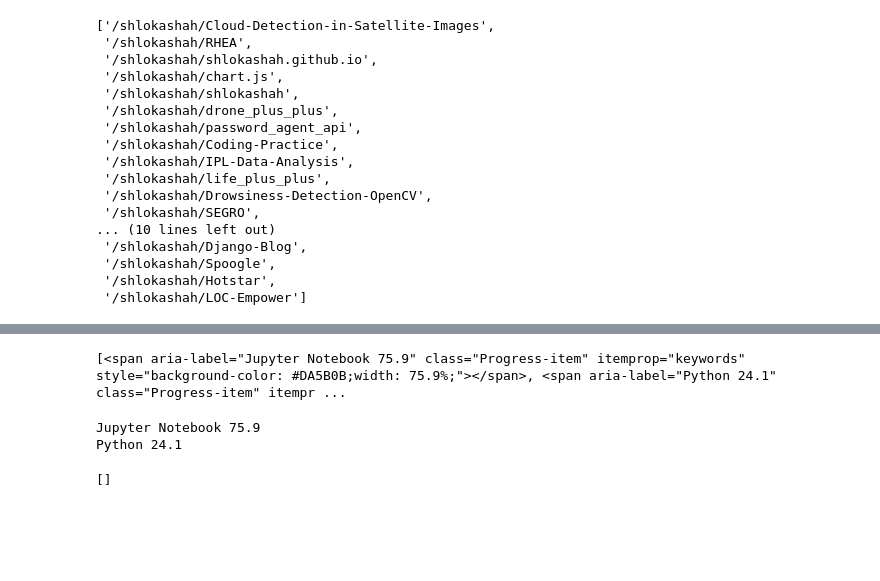
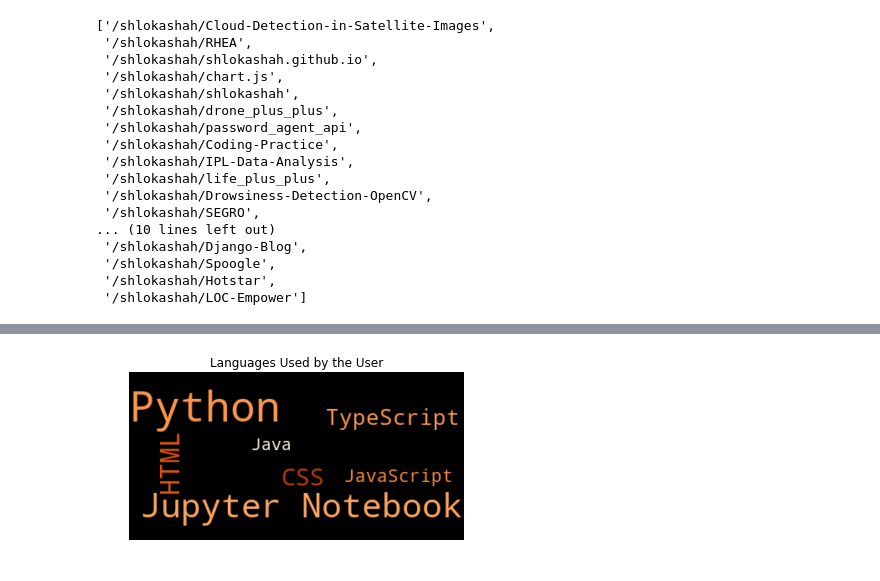
Before and after one commit to shlokashah/Github-Scrape, a Jupyter notebook: github_scrape.ipynb, the cells around one changed output, grey strips where cells are left out. Drawn from its saved outputs; the diff is of its cells as text; code cells hidden in the pictures; blank space fills up the shorter version.

```diff
--- a/github_scrape.ipynb
+++ b/github_scrape.ipynb
@@ -302,12 +344,0 @@ cloud_language = cloud.find_all(itemprop='keywords')
-# %%
-print(cloud_language)
-lang = []
-# %% [output]
-[<span aria-label="Jupyter Notebook 75.9" class="Progress-item" itemprop="keywords" style="background-color: #DA5B0B;width: 75.9%;"></span>, <span aria-label="Python 24.1" class="Progress-item" itempr ...
-# %%
-for i in cloud_language:
-
-    print(i['aria-label'])
-# %% [output]
-Jupyter Notebook 75.9
-Python 24.1
@@ -316,4 +345,4 @@ lang = cloud.find_all('svg',class_='d-inline-flex flex-items-center flex-nowrap
-# %%
-lang
-# %% [output]
-[]
+# %%
+word_cloud(overall_language,'Languages Used by the User')
+# %% [output]
+[figure, added]
```
Also changed, not shown: parts of 12 cells of this notebook.
